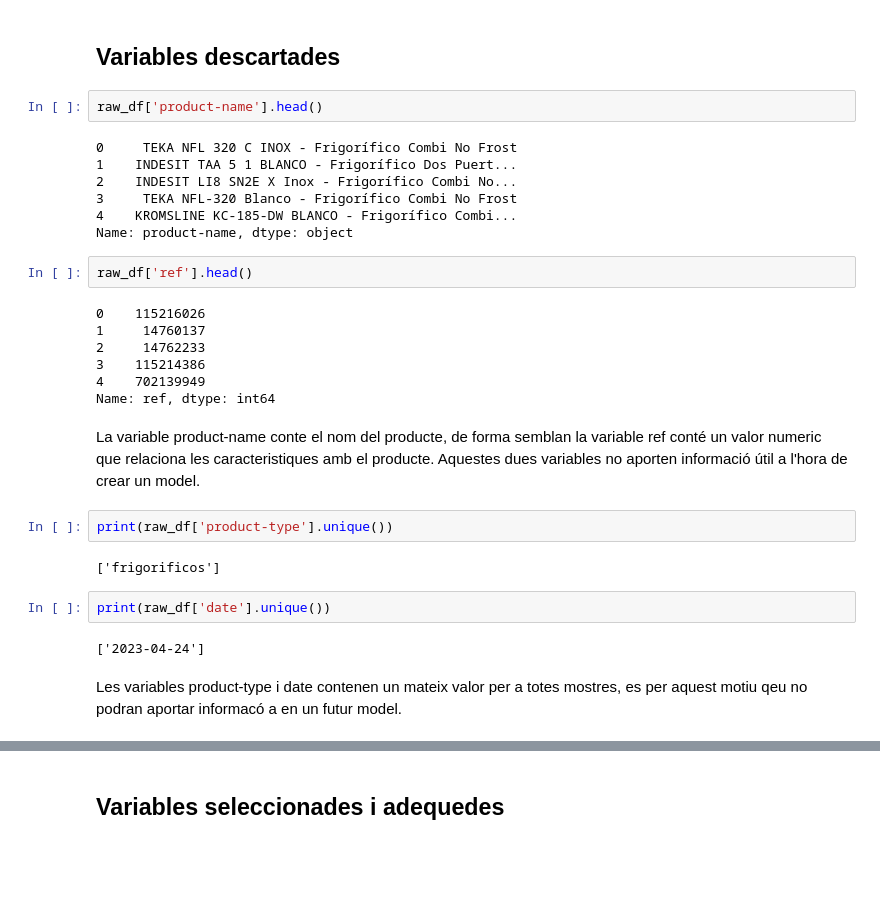
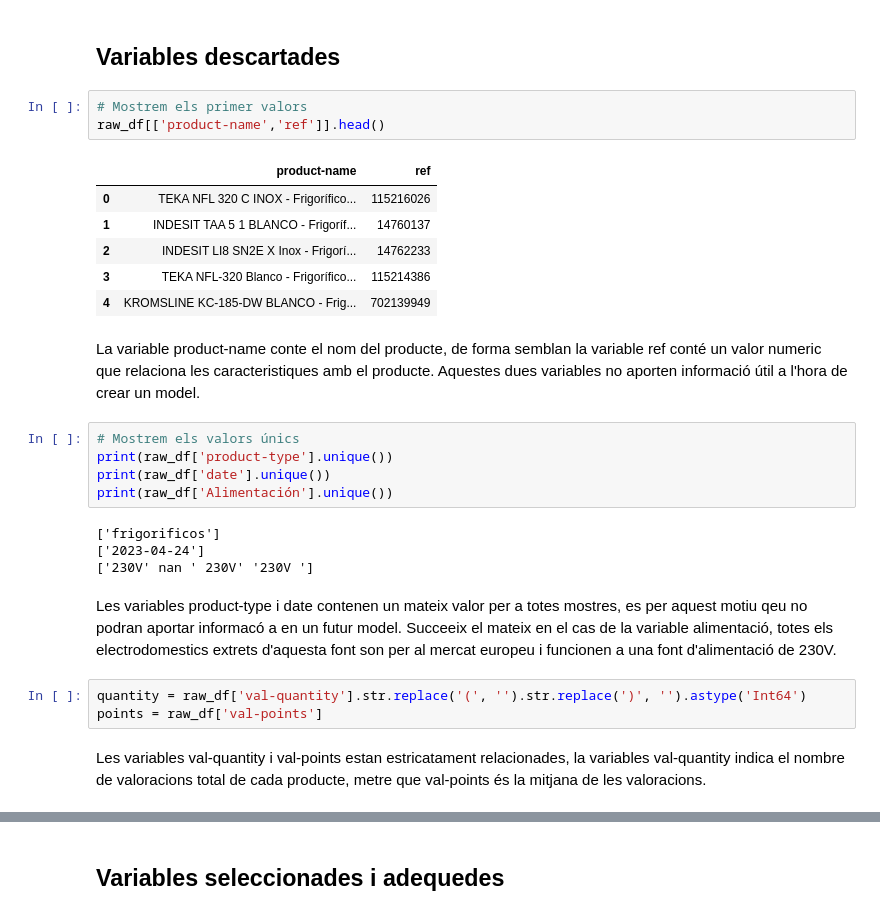
Before and after one commit to afinolUOC/Pra2-cleaning_and_analysis, a Jupyter notebook: Neteja Neveras.ipynb, the cells around one changed output, grey strips where cells are left out. Saved outputs shown, nothing was run; the diff lists cells and outputs as text; blank space fills up the shorter version.

```diff
--- a/Neteja Neveras.ipynb
+++ b/Neteja Neveras.ipynb
@@ -54,32 +54,30 @@ selected_df = pd.DataFrame()
 # %% [markdown]
 ## Variables descartades
 # %%
-raw_df['product-name'].head()
+# Mostrem els primer valors
+raw_df[['product-name','ref']].head()
 # %% [output]
-0     TEKA NFL 320 C INOX - Frigorífico Combi No Frost
-1    INDESIT TAA 5 1 BLANCO - Frigorífico Dos Puert...
-2    INDESIT LI8 SN2E X Inox - Frigorífico Combi No...
-3     TEKA NFL-320 Blanco - Frigorífico Combi No Frost
-4    KROMSLINE KC-185-DW BLANCO - Frigorífico Combi...
-Name: product-name, dtype: object
+|  | product-name | ref |
+| 0 | TEKA NFL 320 C INOX - Frigorífico... | 115216026 |
+| 1 | INDESIT TAA 5 1 BLANCO - Frigoríf... | 14760137 |
+| 2 | INDESIT LI8 SN2E X Inox - Frigorí... | 14762233 |
+| 3 | TEKA NFL-320 Blanco - Frigorífico... | 115214386 |
+| 4 | KROMSLINE KC-185-DW BLANCO - Frig... | 702139949 |
-# %%
-raw_df['ref'].head()
-# %% [output]
-0    115216026
-1     14760137
-2     14762233
-3    115214386
-4    702139949
-Name: ref, dtype: int64
 # %% [markdown]
 La variable product-name conte el nom del producte, de forma semblan la variable ref conté un valor numeric que relaciona les caracteristiques amb el producte. Aquestes dues variables no aporten informació útil a l'hora de crear un model.
 # %%
+# Mostrem els valors únics
 print(raw_df['product-type'].unique())
+print(raw_df['date'].unique())
+print(raw_df['Alimentación'].unique())
 # %% [output]
 ['frigorificos']
+['2023-04-24']
+['230V' nan ' 230V' '230V ']
-# %%
-print(raw_df['date'].unique())
-# %% [output]
-['2023-04-24']
 # %% [markdown]
-Les variables product-type i date contenen un mateix valor per a totes mostres, es per aquest motiu qeu no podran aportar informacó a en un futur model.
+Les variables product-type i date contenen un mateix valor per a totes mostres, es per aquest motiu qeu no podran aportar informacó a en un futur model. Succeeix el mateix en el cas de la variable alimentació, totes els electrodomestics extrets d'aquesta font son per al mercat europeu i funcionen a una font d'alimentació de 230V.
+# %%
+quantity = raw_df['val-quantity'].str.replace('(', '').str.replace(')', '').astype('Int64')
+points = raw_df['val-points']
+# %% [markdown]
+Les variables val-quantity i val-points estan estricatament relacionades, la variables val-quantity indica el nombre de valoracions total de cada producte, metre que val-points és la mitjana de les valoracions.
```
Also changed, not shown: parts of 17 cells of this notebook.
